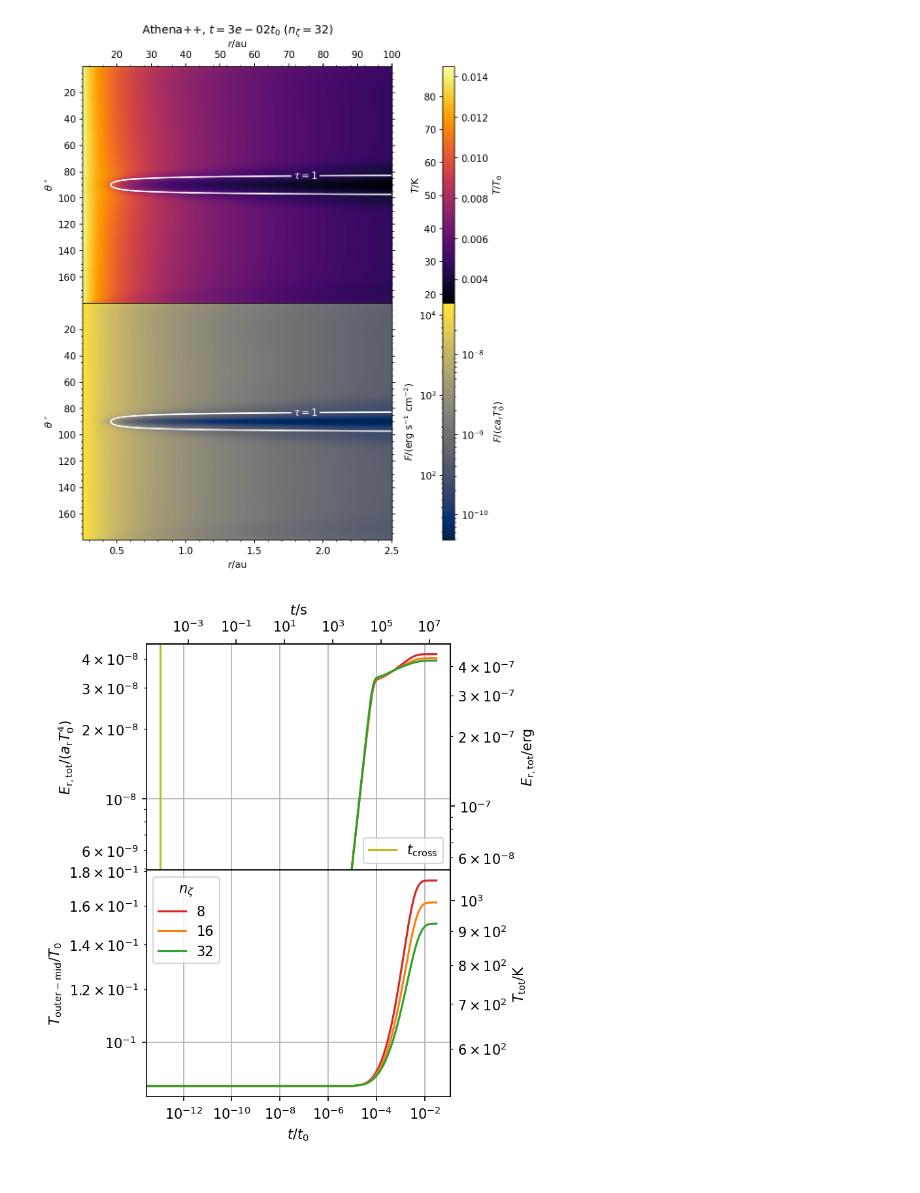
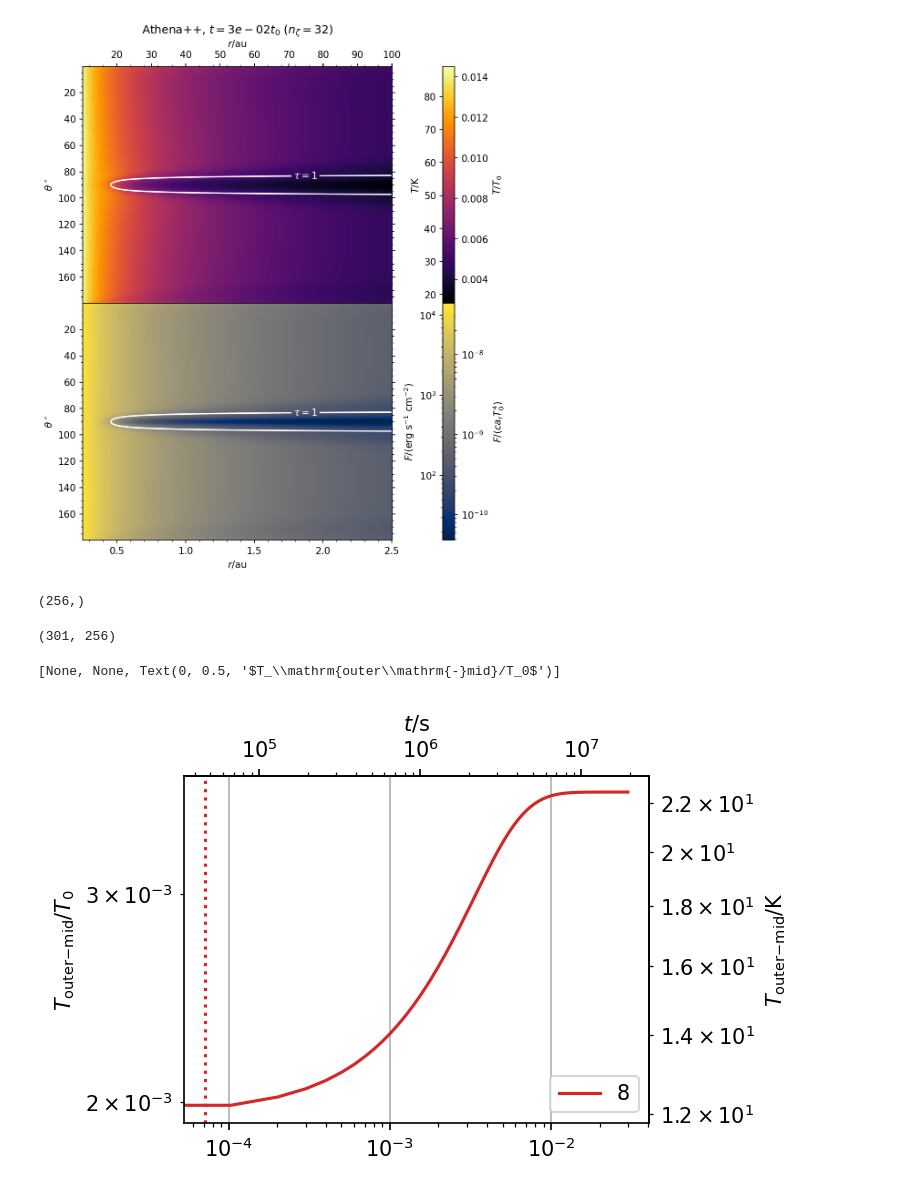
Before and after one commit to sabaronett/rad-hydro, a Jupyter notebook: athena/dev/const_opac_diffusion_reflecting/ConstantOpacityDiffusionReflecting.ipynb, the cells around one changed output. Drawn from its saved outputs; the diff is of its cells as text; code cells hidden in the pictures.

```diff
--- a/athena/dev/const_opac_diffusion_reflecting/ConstantOpacityDiffusionReflecting.ipynb
+++ b/athena/dev/const_opac_diffusion_reflecting/ConstantOpacityDiffusionReflecting.ipynb
@@ -692,58 +692,59 @@ axs[1].set(xlabel='$r$/au')
 F(10 au) = 4.30e-08 ca_rT_0^4 = 1.39e+04 erg/cm^2/s
 [Text(0.5, 0, '$r$/au')]
 [figure]
+# %%
+np.shape(athdf['press'][0, j_mid])
+# %% [output]
+(256,)
+# %%
+np.shape(npz['press'])
+# %% [output]
+(301, 256)
 # %%
 #===============================================================================
 problem_id = 'const_opac_diffusion'
-nzetas = [8, 16, 32]
-fig, axs = plt.subplots(nrows=2, sharex=True, figsize=(4, 6), dpi=150)
+nzetas = [8]#, 16, 32]
+fig, ax = plt.subplots(figsize=(4, 3), dpi=150)
 tab_colors = ['tab:red', 'tab:orange', 'tab:green']
 
 # Read and plot
 for z, nzeta in enumerate(nzetas):
     path = f'nzeta{nzeta}'
     athinput = athena_read.athinput(f'{path}/athinput.{problem_id}_reflecting')
-    Vmax = 4/3*np.pi*athinput['mesh']['x1max']**3
-    Vmin = 4/3*np.pi*athinput['mesh']['x1min']**3
-    Vtot = (Vmax - Vmin)/2
-    gamma = athinput['hydro']['gamma']       # C_p/C_v = 1 + 2/DoF
-    hst = athena_read.hst(f'{path}/output/{problem_id}.hst')
-    T = hst['tot-E']*(gamma - 1)*Vtot/hst['mass']
+    athdf = athena_read.athdf(f'{path}/athdf/{problem_id}.out1.00000.athdf')
+    npz = np.load(f'{path}/npz/midplane_pressure.npz')
+    press_mid = npz['press']
+    t = npz['t']
+    T_outer_mid = press_mid[:, -1]/athdf['rho'][0][j_mid][-1]
 
-    axs[0].plot(hst['time'], hst['Er'], tab_colors[z])
-    axs[1].plot(hst['time'], T, tab_colors[z], label=f'{nzeta}')
+    ax.plot(t, T_outer_mid, tab_colors[z], label=f'{nzeta}')
+
+    # Compute light crossing time for oblique beams
+    Lx = athinput['mesh']['x1max'] - athinput['mesh']['x1min']
+    with open(f'{path}/output/Rad_angles.txt') as Rad_angles:
+        mu = Rad_angles.read().splitlines()[22]
+        mu_x, mu_y = float(mu.split()[1]), float(mu.split()[2])
+        theta = np.arctan(mu_y/mu_x)
+    t_cross = Lx/np.cos(theta)*cs_iso/c_speed
+
+    ax.axvline(t_cross, color=tab_colors[z], linestyle=':')
 
 # Format secondary axes in cgs
 def t2s(t):
   return t*length_unit/cs_iso
 
-def E2erg(E):
-  return E*arad*T_unit**4
-
-ax_r = axs[0].secondary_xaxis('top', functions=(t2s, t2s))
-ax_E = axs[0].secondary_yaxis('right', functions=(E2erg, E2erg))
-ax_T = axs[1].secondary_yaxis('right', functions=(T2cgs, T2cgs))
+ax_r = ax.secondary_xaxis('top', functions=(t2s, t2s))
+ax_T = ax.secondary_yaxis('right', functions=(T2cgs, T2cgs))
 
 ax_r.set(xlabel=r'$t$/s')
-# ax_r.minorticks_on()
-ax_E.set(ylabel=r'$E_\mathrm{r,tot}$/erg')
-# ax_E.minorticks_on()
-ax_T.set(ylabel=r'$T_\mathrm{tot}$/K')
-# ax_T.minorticks_on()
+ax_T.set(ylabel=r'$T_\mathrm{outer\mathrm{-}mid}$/K')
 
 # Format (sub)plots
-for ax in axs:
-  ax.grid()
-  ax.minorticks_on()
-  ax.set(xscale='log', yscale='log')
-
-axs[0].axvline(t_cross*cs_iso/length_unit, color='tab:olive',
-                   label=r'$t_\mathrm{cross}$')
-axs[0].legend()
-axs[0].set(ylabel=r'$E_\mathrm{r,tot}/(a_\mathrm{r}T_0^4)$')
-axs[1].legend(title=r'$n_\zeta$')
-axs[1].set(ylabel=r'$T_\mathrm{outer-mid}/T_0$', xlabel='$t/t_0$', xscale='log')
-plt.subplots_adjust(hspace=0)
+ax.grid()
+ax.legend()
+ax.minorticks_on()
+ax.set(xscale='log', yscale='log', ylabel=r'$T_\mathrm{outer\mathrm{-}mid}/T_0$')
 # plt.savefig(f'NAME.jpg', bbox_inches='tight', pad_inches=0.01)
 # %% [output]
+[None, None, Text(0, 0.5, '$T_\\mathrm{outer\\mathrm{-}mid}/T_0$')]
-[figure, old version]
+[figure, new version]
```
